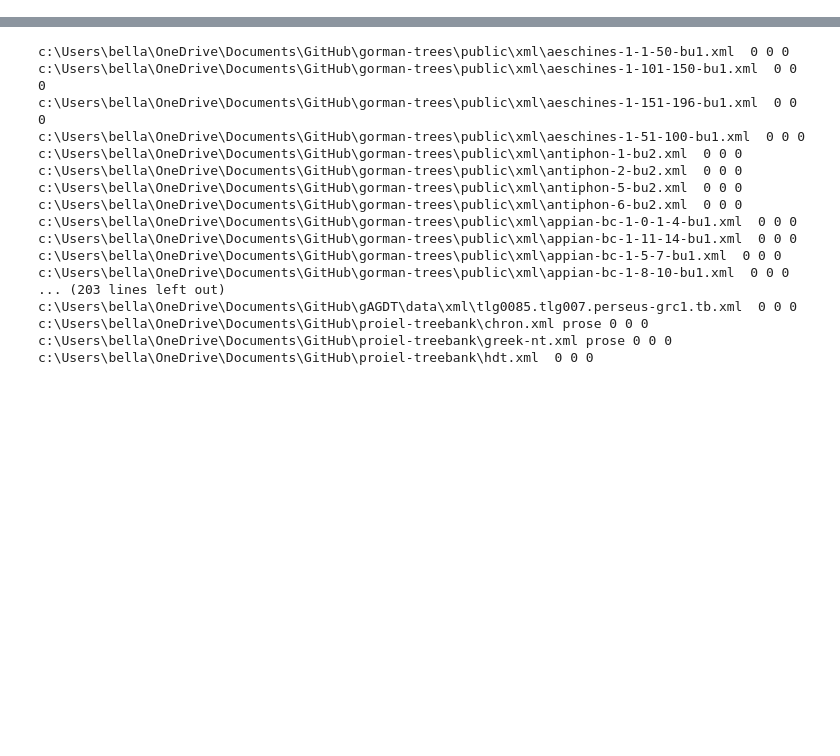
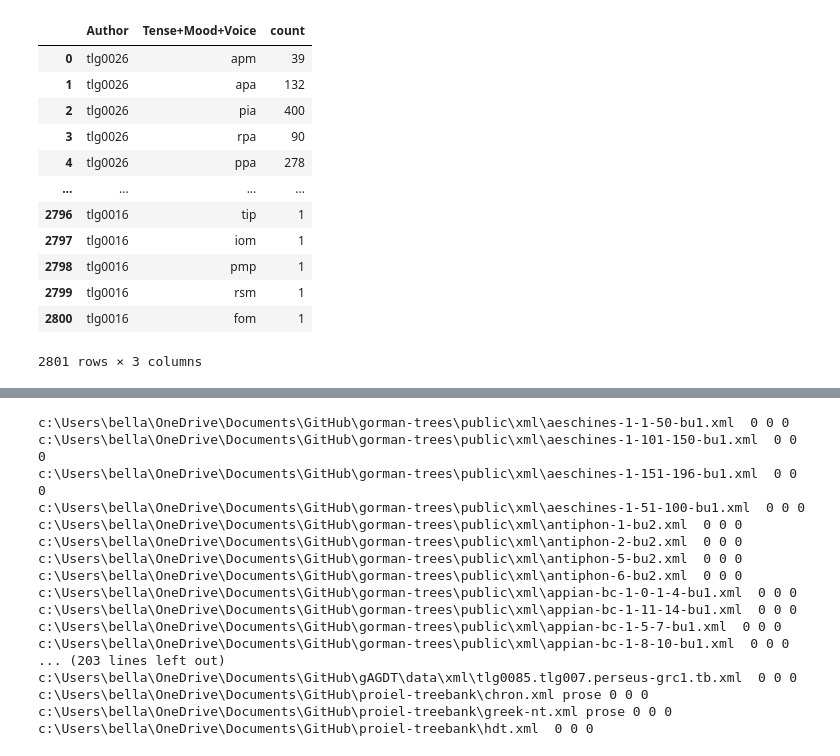
Before and after one commit to bellahwang/treebankstats, a Jupyter notebook: UpdatedStats.ipynb, the cells around one changed output, grey strips where cells are left out. Saved outputs shown, nothing was run; the diff lists cells and outputs as text; code cells hidden in the pictures; blank space fills up the shorter version.

```diff
--- a/UpdatedStats.ipynb
+++ b/UpdatedStats.ipynb
@@ -66,8 +69,8 @@ authinfo['tlg0031'] = 'New Testament,80,100,prose,bible'
 authinfo['tlg3143'] = 'Georgius Sphrantzes,1480,1050,prose,history'
 # %%
 # change ROOT to local root
-ROOT = "c:\\Users\\bella\\OneDrive\\Documents"
-# ROOT = "/Users/bellahwang/Documents"
+#ROOT = "c:\\Users\\bella\\OneDrive\\Documents"
+ROOT = "/Users/bellahwang/Documents"
 
 LOCALPATH = os.path.join(ROOT, 'GitHub')
 GORPATH = os.path.join(LOCALPATH, 'gorman-trees', 'public', 'xml')
@@ -103,0 +239,18 @@ for i in searchfiles:
+# %%
+searchfiles = []
+searchfiles = addfiles(GORPATH, searchfiles)
+searchfiles = addfiles(PEDPATH, searchfiles)
+searchfiles = addfiles(MAMPATH, searchfiles)
+searchfiles = addfiles(PROPATH, searchfiles)
+#FILENAME = os.path.join(GORPATH, 'dem-59-neaira-2019.xml')
+
+
+DFList = []
+for i in searchfiles:
+#print(i)
+    data = findTLG(i)
+    df = pd.DataFrame(data, columns = ['Author', 'Form', 'Lemma', 'Tense', 'Mood', 'Voice', 'Tense+Mood+Voice','POStag'])
+    DFList.append(df)
+# %%
+master_df = pd.concat(DFList, ignore_index=True)
+print(master_df)
@@ -103,0 +312,18 @@ for i in searchfiles:
+# %%
+# verb counts based on tense+mood+voice
+verbFormCt = master_df.groupby(["Author", "Tense+Mood+Voice"], sort=False)["Tense+Mood+Voice"].size().reset_index(name='count')
+verbFormCt
+# %% [output]
+|  | Author | Tense+Mood+Voice | count |
+| 0 | tlg0026 | apm | 39 |
+| 1 | tlg0026 | apa | 132 |
+| 2 | tlg0026 | pia | 400 |
+| 3 | tlg0026 | rpa | 90 |
+| 4 | tlg0026 | ppa | 278 |
+| ... | ... | ... | ... |
+| 2796 | tlg0016 | tip | 1 |
+| 2797 | tlg0016 | iom | 1 |
+| 2798 | tlg0016 | pmp | 1 |
+| 2799 | tlg0016 | rsm | 1 |
+| 2800 | tlg0016 | fom | 1 |
+2801 rows × 3 columns
```
Also changed, not shown: parts of 10 cells of this notebook.
